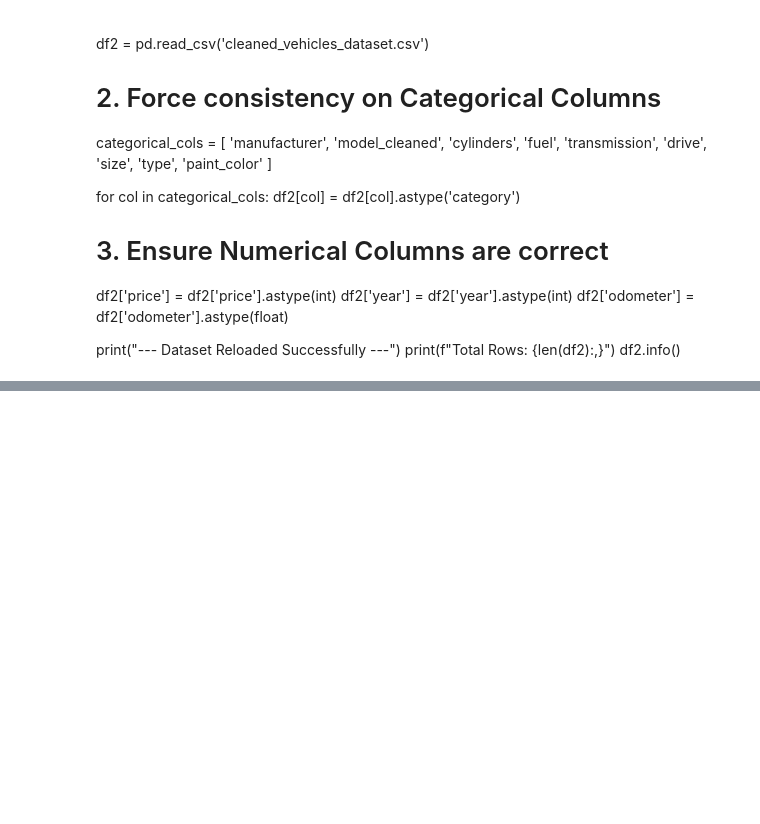
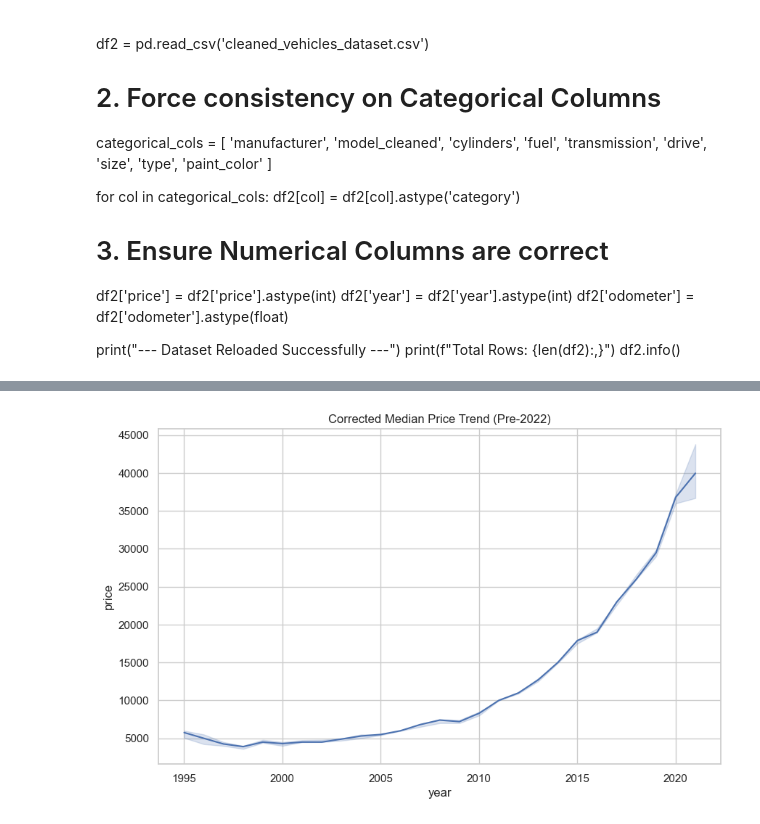
Before and after one commit to jayc888/Proyecto_nuevo_2026, a Jupyter notebook: src/explore.ipynb, the cells around one changed output, grey strips where cells are left out. Saved outputs shown, nothing was run; the diff lists cells and outputs as text; code cells hidden in the pictures; blank space fills up the shorter version.

```diff
--- a/src/explore.ipynb
+++ b/src/explore.ipynb
@@ -1077,0 +1138,11 @@ df2.info()
+# %%
+# Removing the unreliable 2022 data
+df2 = df2[df2['year'] < 2022]
+
+# Re-run your plot to see the beautiful, clean trend
+plt.figure(figsize=(10, 6))
+sns.lineplot(data=df2, x='year', y='price', estimator='median')
+plt.title('Corrected Median Price Trend (Pre-2022)')
+plt.show()
+# %% [output]
+[figure, added]
```
Also changed, not shown: parts of 6 cells of this notebook, 1 other file.
